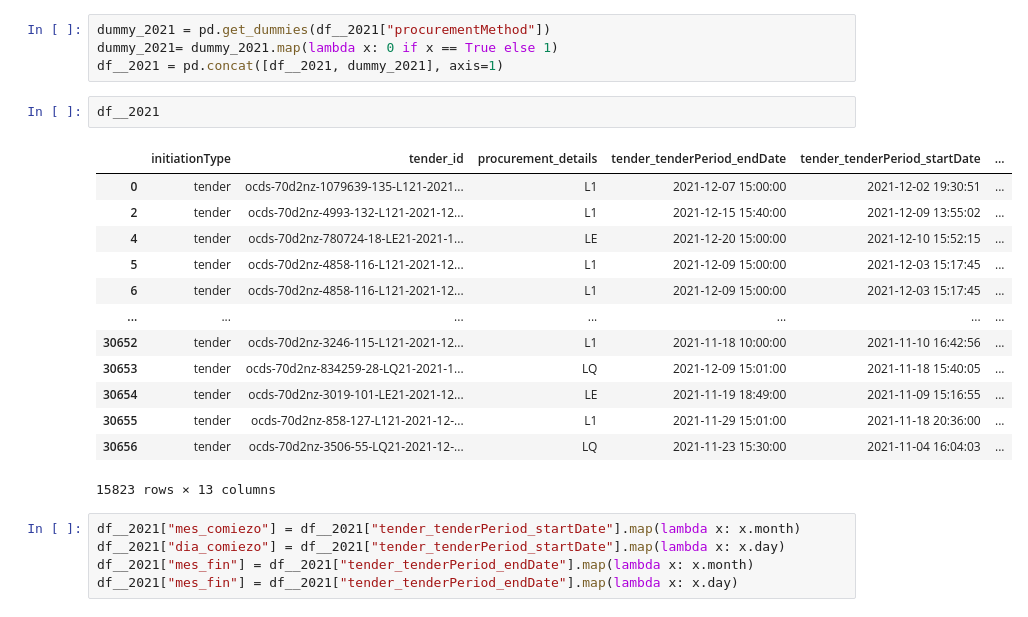
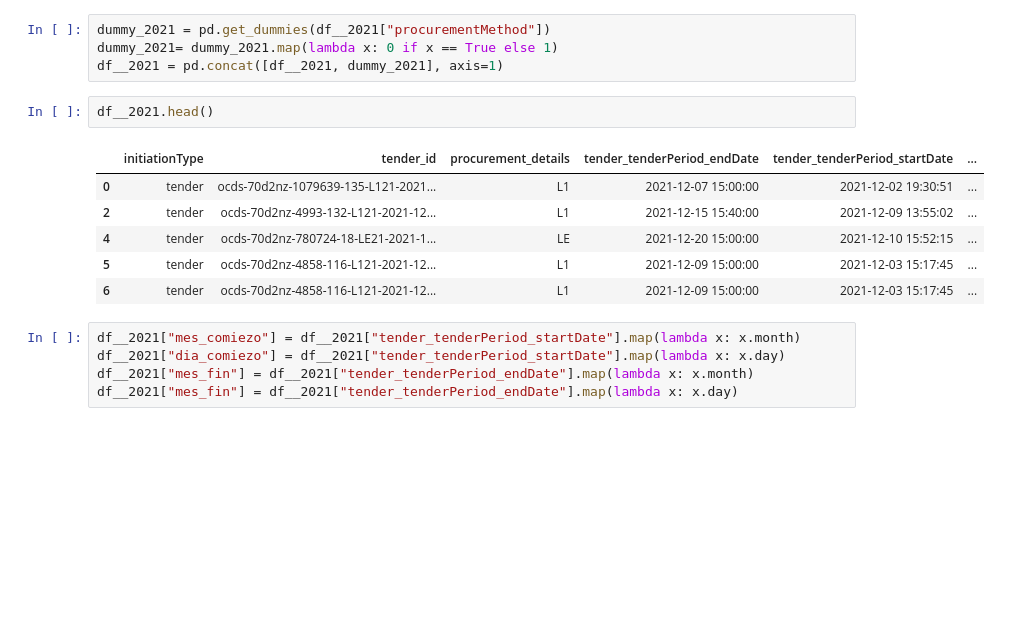
Before and after one commit to Camila-Rojas-05/Proyecto-IMT-2200-1-Grupo-14, a Jupyter notebook: Analisis_Respuestas.ipynb, the cells around one changed output. Cells and saved outputs as stored; diff of their text form; blank space fills up the shorter version.

```diff
--- a/Analisis_Respuestas.ipynb
+++ b/Analisis_Respuestas.ipynb
@@ -292,21 +292,14 @@ dummy_2021 = pd.get_dummies(df__2021["procurementMethod"])
 dummy_2021= dummy_2021.map(lambda x: 0 if x == True else 1)
 df__2021 = pd.concat([df__2021, dummy_2021], axis=1)
 # %%
-df__2021
+df__2021.head()
 # %% [output]
 |  | initiationType | tender_id | procurement_details | tender_tenderPeriod_endDate | tender_tenderPeriod_startDate | ... |
 | 0 | tender | ocds-70d2nz-1079639-135-L121-2021... | L1 | 2021-12-07 15:00:00 | 2021-12-02 19:30:51 | ... |
 | 2 | tender | ocds-70d2nz-4993-132-L121-2021-12... | L1 | 2021-12-15 15:40:00 | 2021-12-09 13:55:02 | ... |
 | 4 | tender | ocds-70d2nz-780724-18-LE21-2021-1... | LE | 2021-12-20 15:00:00 | 2021-12-10 15:52:15 | ... |
 | 5 | tender | ocds-70d2nz-4858-116-L121-2021-12... | L1 | 2021-12-09 15:00:00 | 2021-12-03 15:17:45 | ... |
 | 6 | tender | ocds-70d2nz-4858-116-L121-2021-12... | L1 | 2021-12-09 15:00:00 | 2021-12-03 15:17:45 | ... |
-| ... | ... | ... | ... | ... | ... | ... |
-| 30652 | tender | ocds-70d2nz-3246-115-L121-2021-12... | L1 | 2021-11-18 10:00:00 | 2021-11-10 16:42:56 | ... |
-| 30653 | tender | ocds-70d2nz-834259-28-LQ21-2021-1... | LQ | 2021-12-09 15:01:00 | 2021-11-18 15:40:05 | ... |
-| 30654 | tender | ocds-70d2nz-3019-101-LE21-2021-12... | LE | 2021-11-19 18:49:00 | 2021-11-09 15:16:55 | ... |
-| 30655 | tender | ocds-70d2nz-858-127-L121-2021-12-... | L1 | 2021-11-29 15:01:00 | 2021-11-18 20:36:00 | ... |
-| 30656 | tender | ocds-70d2nz-3506-55-LQ21-2021-12-... | LQ | 2021-11-23 15:30:00 | 2021-11-04 16:04:03 | ... |
-15823 rows × 13 columns
 # %%
 df__2021["mes_comiezo"] = df__2021["tender_tenderPeriod_startDate"].map(lambda x: x.month)
 df__2021["dia_comiezo"] = df__2021["tender_tenderPeriod_startDate"].map(lambda x: x.day)
```
Also changed, not shown: parts of 23 cells of this notebook.
